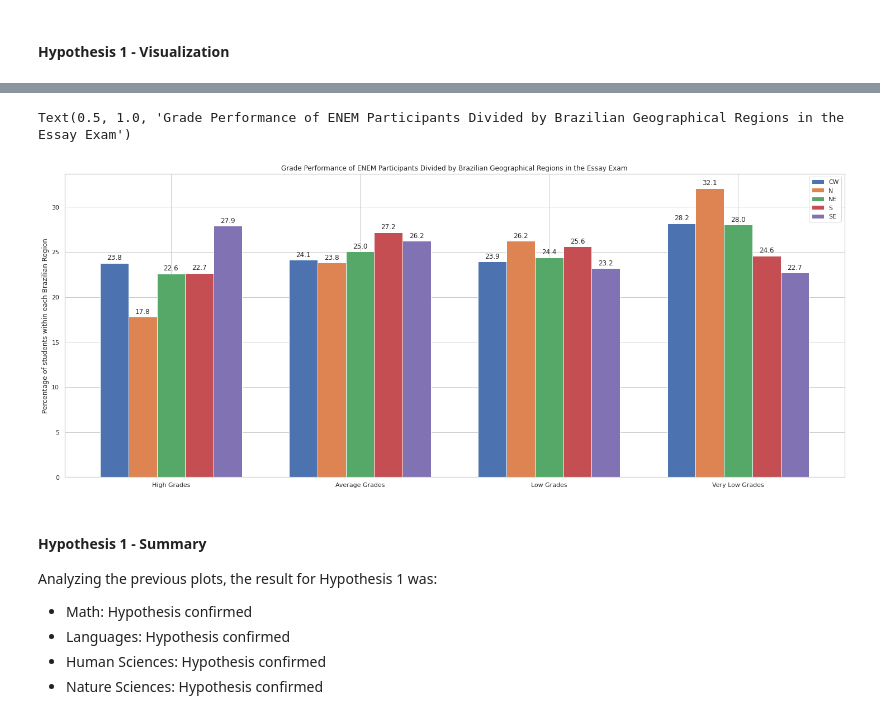
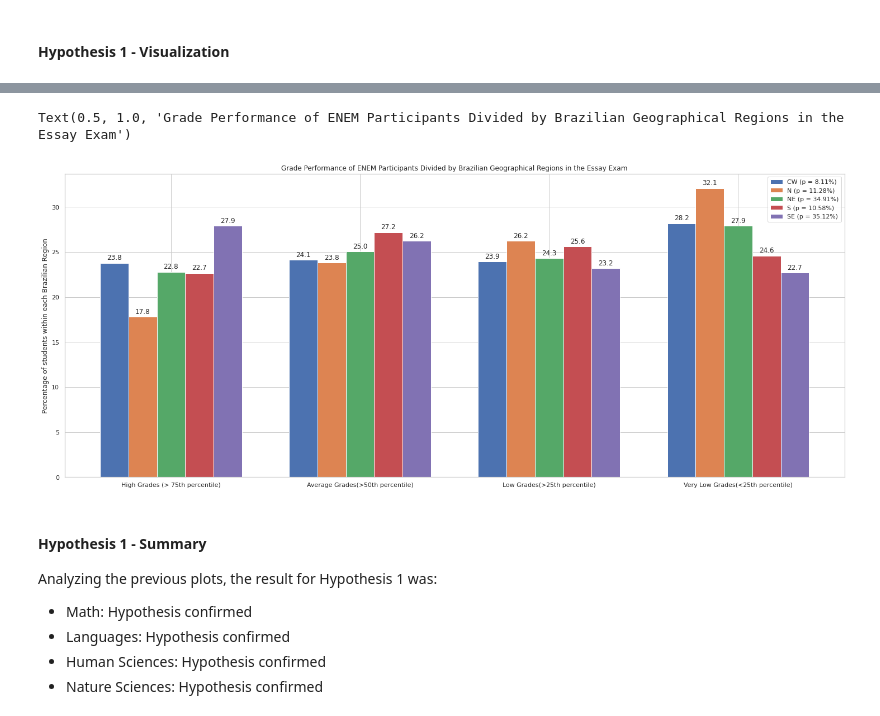
Before and after one commit to higorpr/ENEM_Exploration_Analysis, a Jupyter notebook: ENEM_Exploratory_Analysis_Rev_A.ipynb, the cells around one changed output, grey strips where cells are left out. Drawn from its saved outputs; the diff is of its cells as text; code cells hidden in the pictures.

```diff
--- a/ENEM_Exploratory_Analysis_Rev_A.ipynb
+++ b/ENEM_Exploratory_Analysis_Rev_A.ipynb
@@ -921,18 +932,19 @@ Text(0.5, 1.0, 'Grade Performance of ENEM Participants Divided by Brazilian Geog
 # %%
 # Human Sciences:
-labels = ['High Grades', 'Average Grades', 'Low Grades', 'Very Low Grades']
+labels = ['High Grades (> 75th percentile)', 'Average Grades(>50th percentile)', 'Low Grades(>25th percentile)', 'Very Low Grades(<25th percentile)']
+sns.set_theme()
 sns.set_style("whitegrid")
 
-x = np.arange(len(labels))  # the label locations
+x =  np.arange(len(labels))  # the label locations
 width = 0.15  # the width of the bars
 
 fig, ax = plt.subplots(figsize=(25,10))
 
-rects_cw = ax.bar(x - 2*width, geo_data['CW']['NU_NOTA_CH'], width, label='CW')
-rects_n = ax.bar(x - width, geo_data['N']['NU_NOTA_CH'], width, label='N')
-rects_ne = ax.bar(x , geo_data['NE']['NU_NOTA_CH'], width, label='NE')
-rects_s = ax.bar(x + width, geo_data['S']['NU_NOTA_CH'], width, label='S')
-rects_se = ax.bar(x + 2*width, geo_data['SE']['NU_NOTA_CH'], width, label='SE')
+rects_cw = ax.bar(x - 2*width, geo_data['CW']['NU_NOTA_CH'], width, label=f'CW (p = {n_region_perc["CW"]}%)')
+rects_n = ax.bar(x - width, geo_data['N']['NU_NOTA_CH'], width, label=f'N (p = {n_region_perc["N"]}%)')
+rects_ne = ax.bar(x , geo_data['NE']['NU_NOTA_CH'], width, label=f'NE (p = {n_region_perc["NE"]}%)')
+rects_s = ax.bar(x + width, geo_data['S']['NU_NOTA_CH'], width, label=f'S (p = {n_region_perc["S"]}%)')
+rects_se = ax.bar(x + 2*width, geo_data['SE']['NU_NOTA_CH'], width, label=f'SE (p = {n_region_perc["SE"]}%)')
 
 ax.xaxis.set_ticks(x)
 ax.xaxis.set_ticklabels(labels)
@@ -962,7 +974,7 @@ Text(0.5, 1.0, 'Grade Performance of ENEM Participants Divided by Brazilian Geog
 # %%
 # Natural Sciences:
-labels = ['High Grades', 'Average Grades', 'Low Grades', 'Very Low Grades']
-# sns.set_theme()
+labels = ['High Grades (> 75th percentile)', 'Average Grades(>50th percentile)', 'Low Grades(>25th percentile)', 'Very Low Grades(<25th percentile)']
+sns.set_theme()
 sns.set_style("whitegrid")
 
 x =  np.arange(len(labels))  # the label locations
@@ -970,11 +982,11 @@ width = 0.15  # the width of the bars
 
 fig, ax = plt.subplots(figsize=(25,10))
 
-rects_cw = ax.bar(x - 2*width, geo_data['CW']['NU_NOTA_CN'], width, label='CW')
-rects_n = ax.bar(x - width, geo_data['N']['NU_NOTA_CN'], width, label='N')
-rects_ne = ax.bar(x , geo_data['NE']['NU_NOTA_CN'], width, label='NE')
-rects_s = ax.bar(x + width, geo_data['S']['NU_NOTA_CN'], width, label='S')
-rects_se = ax.bar(x + 2*width, geo_data['SE']['NU_NOTA_CN'], width, label='SE')
+rects_cw = ax.bar(x - 2*width, geo_data['CW']['NU_NOTA_CN'], width, label=f'CW (p = {n_region_perc["CW"]}%)')
+rects_n = ax.bar(x - width, geo_data['N']['NU_NOTA_CN'], width, label=f'N (p = {n_region_perc["N"]}%)')
+rects_ne = ax.bar(x , geo_data['NE']['NU_NOTA_CN'], width, label=f'NE (p = {n_region_perc["NE"]}%)')
+rects_s = ax.bar(x + width, geo_data['S']['NU_NOTA_CN'], width, label=f'S (p = {n_region_perc["S"]}%)')
+rects_se = ax.bar(x + 2*width, geo_data['SE']['NU_NOTA_CN'], width, label=f'SE (p = {n_region_perc["SE"]}%)')
 
 ax.xaxis.set_ticks(x)
 ax.xaxis.set_ticklabels(labels)
@@ -1004,45 +1016,45 @@ Text(0.5, 1.0, 'Grade Performance of ENEM Participants Divided by Brazilian Geog
 # %%
 # Essays:
-labels = ['High Grades', 'Average Grades', 'Low Grades', 'Very Low Grades']
-# sns.set_theme()
+labels = ['High Grades (> 75th percentile)', 'Average Grades(>50th percentile)', 'Low Grades(>25th percentile)', 'Very Low Grades(<25th percentile)']
+sns.set_theme()
 sns.set_style("whitegrid")
 
-x = np.arange(len(labels))  # the label locations
+x =  np.arange(len(labels))  # the label locations
 width = 0.15  # the width of the bars
 
 fig, ax = plt.subplots(figsize=(25,10))
 
-rects_cw = ax.bar(x - 2*width, geo_data['CW']['NU_NOTA_REDACAO'], width, label='CW')
-rects_n = ax.bar(x - width, geo_data['N']['NU_NOTA_REDACAO'], width, label='N')
-rects_ne = ax.bar(x , geo_data['NE']['NU_NOTA_REDACAO'], width, label='NE')
-rects_s = ax.bar(x + width, geo_data['S']['NU_NOTA_REDACAO'], width, label='S')
-rects_se = ax.bar(x + 2*width, geo_data['SE']['NU_NOTA_REDACAO'], width, label='SE')
+rects_cw = ax.bar(x - 2*width, geo_data['CW']['NU_NOTA_REDACAO'], width, label=f'CW (p = {n_region_perc["CW"]}%)')
+rects_n = ax.bar(x - width, geo_data['N']['NU_NOTA_REDACAO'], width, label=f'N (p = {n_region_perc["N"]}%)')
+rects_ne = ax.bar(x , geo_data['NE']['NU_NOTA_REDACAO'], width, label=f'NE (p = {n_region_perc["NE"]}%)')
+rects_s = ax.bar(x + width, geo_data['S']['NU_NOTA_REDACAO'], width, label=f'S (p = {n_region_perc["S"]}%)')
+rects_se = ax.bar(x + 2*width, geo_data['SE']['NU_NOTA_REDACAO'], width, label=f'SE (p = {n_region_perc["SE"]}%)')
 
 ax.xaxis.set_ticks(x)
 ax.xaxis.set_ticklabels(labels)
 ax.legend()
 plt.ylabel('Percentage of students within each Brazilian Region')
 
 def autolabel(rects):
     """Attach a text label above each bar in *rects*, displaying its height."""
     for rect in rects:
         height = round(rect.get_height(),1)
         ax.annotate('{}'.format(height),
                     xy=(rect.get_x() + rect.get_width() / 2, height),
                     xytext=(0, 3),  # 3 points vertical offset
                     textcoords="offset points",
                     ha='center', va='bottom')
 
 autolabel(rects_cw)
 autolabel(rects_n)
 autolabel(rects_ne)
 autolabel(rects_s)
 autolabel(rects_se)
 
 plt.title("Grade Performance of ENEM Participants Divided by Brazilian Geographical Regions in the Essay Exam")
 # %% [output]
 Text(0.5, 1.0, 'Grade Performance of ENEM Participants Divided by Brazilian Geographical Regions in the Essay Exam')
-[figure, old version]
+[figure, new version]
 # %% [markdown]
 #### Hypothesis 1 - Summary
 
```
Also changed, not shown: parts of 55 cells of this notebook.
